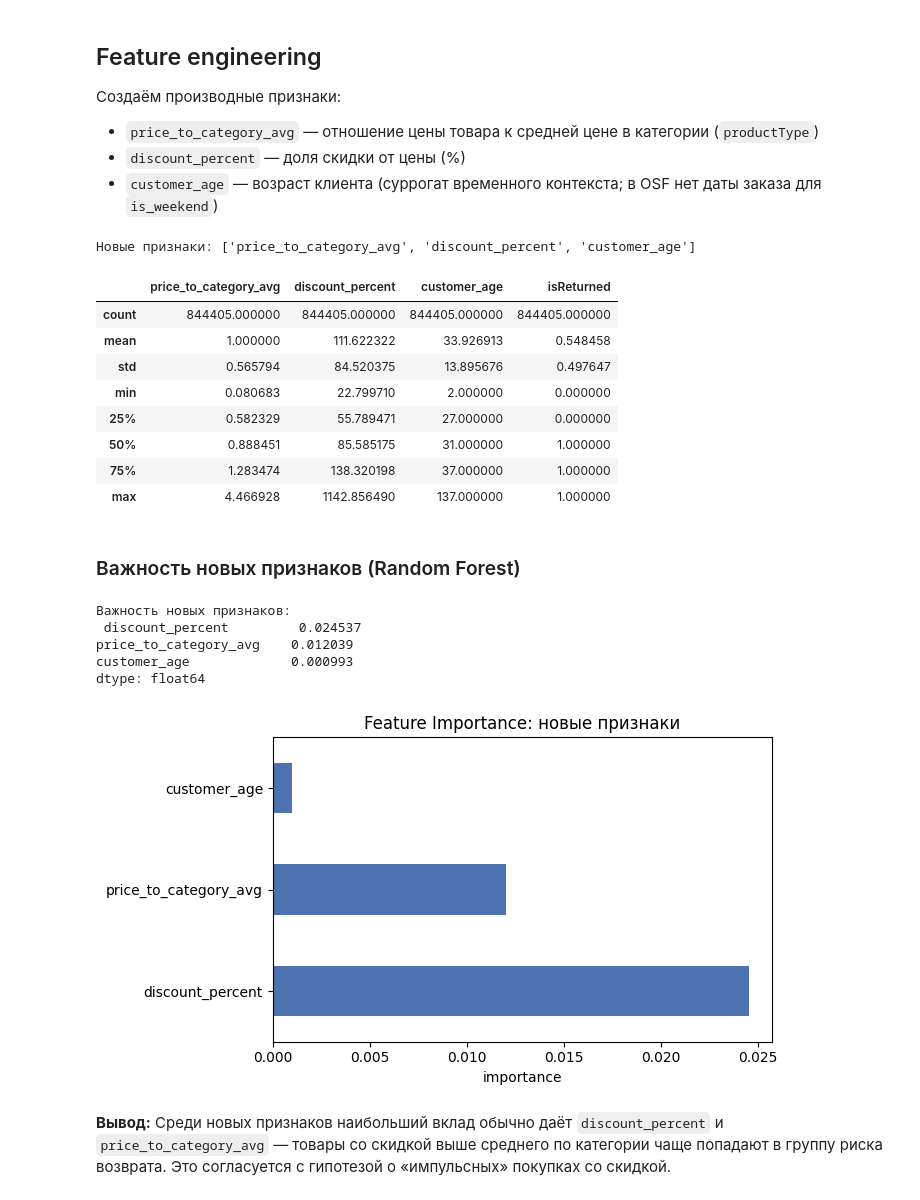
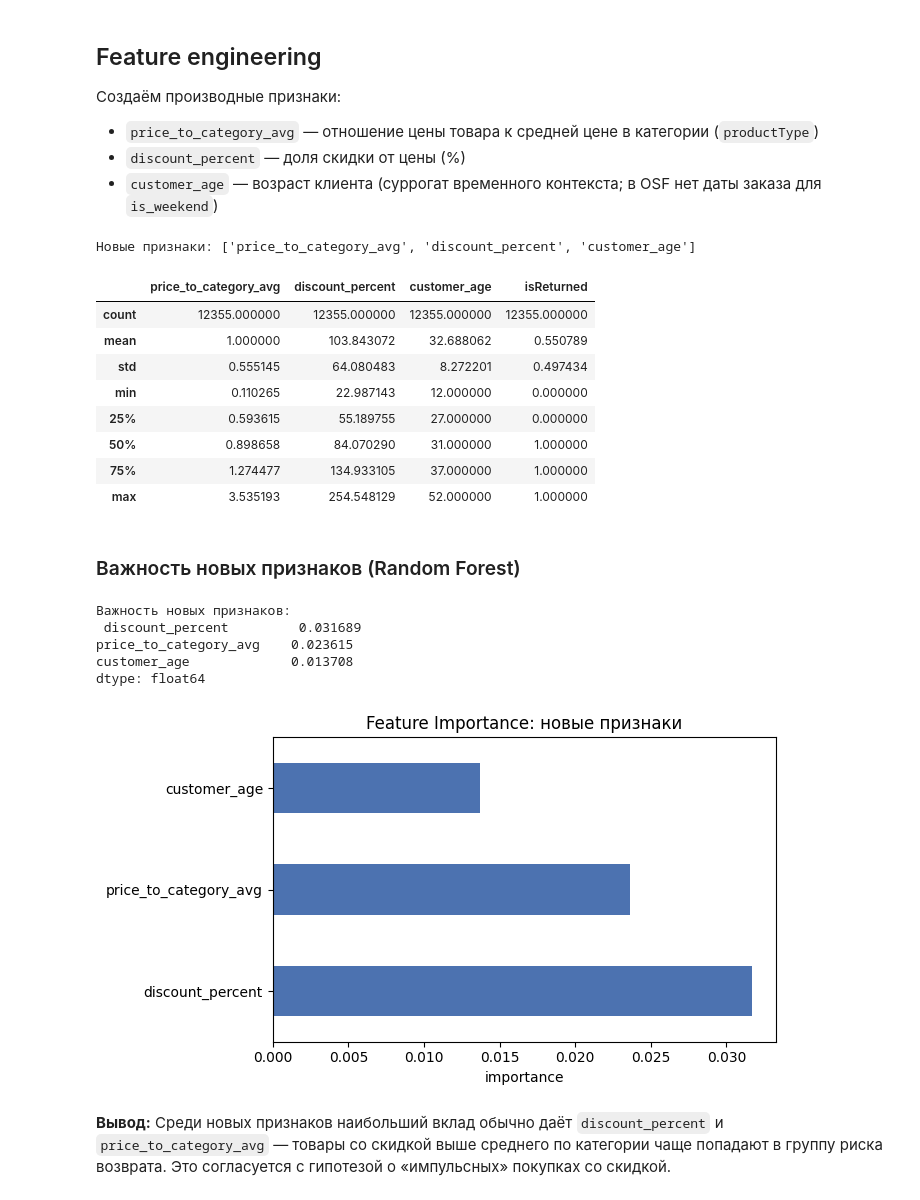
Before and after one commit to hsemlcourse/hseml-group-project-DariaDusheiko, a Jupyter notebook: notebooks/TABM.ipynb, the cells around one changed output. Saved outputs shown, nothing was run; the diff lists cells and outputs as text; code cells hidden in the pictures.

```diff
--- a/notebooks/TABM.ipynb
+++ b/notebooks/TABM.ipynb
@@ -34,6 +34,10 @@ pd.set_option("display.width", 120)
 DATA_DIR = Path("../data")
 ARCHIVE_PATH = DATA_DIR / "processed" / "osfstorage-archive.zip"
 PROCESSED_DIR = DATA_DIR / "processed"
+
+# Поставьте True для быстрой проверки пайплайна на малой выборке
+DEBUG_SAMPLE = True
+DEBUG_SAMPLE_N = 20_000
 # %% [markdown]
 ## Самостоятельный парсинг данных
 
@@ -52,17 +56,19 @@ def load_pickle_from_zip(archive: Path, member: str) -> pd.DataFrame:
     return pickle.loads(raw)
 
 
-def load_table(name: str) -> pd.DataFrame:
-    if ARCHIVE_PATH.exists():
-        return load_pickle_from_zip(ARCHIVE_PATH, name)
-    return pd.read_pickle(PROCESSED_DIR / name)
+df_event = pd.read_pickle("../data/processed/event_table_training.p")
+df_cust  = pd.read_pickle("../data/processed/customer_nodes_training.p")
+df_prod  = pd.read_pickle("../data/processed/product_nodes_training.p")
 
+# Сэмплируем ПЕРЕД merge — иначе merge 848K×75 держит ~800 MB до отсечения
+if DEBUG_SAMPLE:
+    df_event = df_event.sample(n=min(DEBUG_SAMPLE_N, len(df_event)), random_state=SEED)
+    keep_var  = set(df_event["hash(variantID)"].unique())
+    keep_cust = set(df_event["hash(customerId)"].unique())
+    df_prod = df_prod[df_prod["hash(variantID)"].isin(keep_var)]
+    df_cust = df_cust[df_cust["hash(customerId)"].isin(keep_cust)]
+    print(f"[DEBUG] Сэмпл из {DEBUG_SAMPLE_N:,} событий, "
+          f"prod: {len(df_prod):,} строк, cust: {len(df_cust):,} строк")
 
-
-df_event = pd.read_pickle("../data/processed/event_table_training.p")
-df_cust = pd.read_pickle("../data/processed/customer_nodes_training.p")
-df_prod = pd.read_pickle("../data/processed/product_nodes_training.p")
-
-print("Источник:", "архив OSF" if ARCHIVE_PATH.exists() else "processed/*.p")
 print("event:", df_event.shape, "| customer:", df_cust.shape, "| product:", df_prod.shape)
 # %% [output]
@@ -246,41 +257,48 @@ REFERENCE_YEAR = 2024
 df_t = df.copy()
 df_t = df_t.drop(
     [
         "hash(variantID)", "hash(productID)", "hash(customerId)",
         "productType", "hash(supplierRef)", "brandDesc", "shippingCountry",
     ],
     axis=1,
     errors="ignore",
 )
 
 # Сохраняем ключи для пересчёта ReturnRate только на train (до drop — в df)
 df_keys = df[["hash(customerId)", "hash(productID)", "isReturned"]].copy()
 
 category_mean_price = df.groupby("productType")["avgGbpPrice"].transform("mean")
 df_t["price_to_category_avg"] = df["avgGbpPrice"] / (category_mean_price + 1e-6)
 df_t["discount_percent"] = 100.0 * df["avgDiscountValue"] / (df["avgGbpPrice"].abs() + 1e-6)
 df_t["customer_age"] = REFERENCE_YEAR - df_t["yearOfBirth"]
 
+# IQR-обрезка производных признаков: discount_percent (max ~1143%) и
+# customer_age (max 137 лет — некорректные yearOfBirth в исходных данных)
+for col in ["discount_percent", "customer_age"]:
+    q1, q3 = df_t[col].quantile(0.25), df_t[col].quantile(0.75)
+    iqr = q3 - q1
+    df_t[col] = df_t[col].clip(lower=q1 - 1.5 * iqr, upper=q3 + 1.5 * iqr)
+
 cols = pd.Series(df_t.columns)
 for name in cols[cols.duplicated()].unique():
     idx = cols[cols == name].index
     cols.iloc[idx] = [f"{name}_{i}" if i > 0 else name for i in range(len(idx))]
 df_t.columns = cols
 
 engineered = ["price_to_category_avg", "discount_percent", "customer_age"]
 print("Новые признаки:", engineered)
 df_t[engineered + ["isReturned"]].describe()
 # %% [output]
 Новые признаки: ['price_to_category_avg', 'discount_percent', 'customer_age']
 |  | price_to_category_avg | discount_percent | customer_age | isReturned |
-| count | 844405.000000 | 844405.000000 | 844405.000000 | 844405.000000 |
-| mean | 1.000000 | 111.622322 | 33.926913 | 0.548458 |
-| std | 0.565794 | 84.520375 | 13.895676 | 0.497647 |
-| min | 0.080683 | 22.799710 | 2.000000 | 0.000000 |
-| 25% | 0.582329 | 55.789471 | 27.000000 | 0.000000 |
-| 50% | 0.888451 | 85.585175 | 31.000000 | 1.000000 |
-| 75% | 1.283474 | 138.320198 | 37.000000 | 1.000000 |
-| max | 4.466928 | 1142.856490 | 137.000000 | 1.000000 |
+| count | 12355.000000 | 12355.000000 | 12355.000000 | 12355.000000 |
+| mean | 1.000000 | 103.843072 | 32.688062 | 0.550789 |
+| std | 0.555145 | 64.080483 | 8.272201 | 0.497434 |
+| min | 0.110265 | 22.987143 | 12.000000 | 0.000000 |
+| 25% | 0.593615 | 55.189755 | 27.000000 | 0.000000 |
+| 50% | 0.898658 | 84.070290 | 31.000000 | 1.000000 |
+| 75% | 1.274477 | 134.933105 | 37.000000 | 1.000000 |
+| max | 3.535193 | 254.548129 | 52.000000 | 1.000000 |
 # %% [markdown]
 ### Важность новых признаков (Random Forest)
 # %%
@@ -311,11 +329,11 @@ plt.tight_layout()
 plt.show()
 # %% [output]
 Важность новых признаков:
- discount_percent         0.024537
-price_to_category_avg    0.012039
-customer_age             0.000993
+ discount_percent         0.031689
+price_to_category_avg    0.023615
+customer_age             0.013708
 dtype: float64
-[figure, old version]
+[figure, new version]
 # %% [markdown]
 **Вывод:** Среди новых признаков наибольший вклад обычно даёт `discount_percent` и `price_to_category_avg` — товары со скидкой выше среднего по категории чаще попадают в группу риска возврата. Это согласуется с гипотезой о «импульсных» покупках со скидкой.
 # %% [markdown]
```
Also changed, not shown: parts of 22 cells of this notebook, 6 other files.
